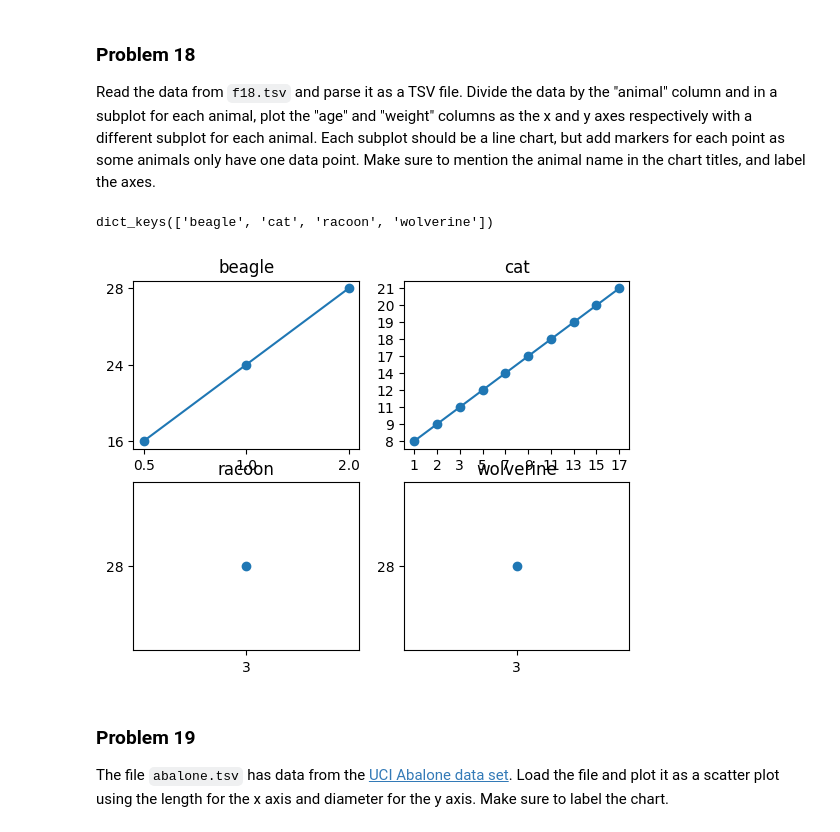
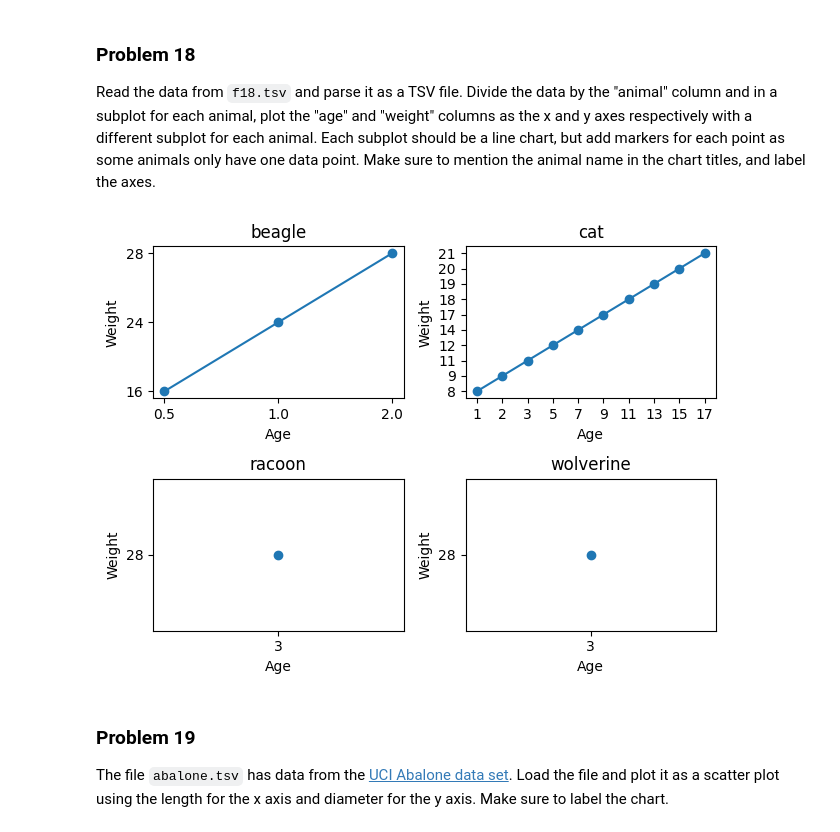
Before and after one commit to jchen8001/dx602-homework-05, a Jupyter notebook: homework.ipynb, the cells around one changed output. Saved outputs shown, nothing was run; the diff lists cells and outputs as text; code cells hidden in the pictures.

```diff
--- a/homework.ipynb
+++ b/homework.ipynb
@@ -485,35 +496,37 @@ def read_tsv_dictionaries_and_plot(filename):
             line = parse_line(line)
             animal_name = line[0]
             animal_age = line[1]
             animal_weight = line[2]
 
             if (animal_name in animal_dict.keys()):
                 animal_dict[animal_name].append((animal_age, animal_weight))
             else:
                 animal_dict[animal_name] = [(animal_age, animal_weight)]
 
     for i in range(len(animal_dict.keys())):
         this_animal = list(animal_dict.keys())[i]
         all_ages = []
         all_weights = []
 
         for val in animal_dict[this_animal]:
             this_age = val[0]
             this_weight = val[1]
 
             all_ages.append(this_age)
             all_weights.append(this_weight)
 
         plt.subplot(2, 2, i+1)
         plt.plot(all_ages, all_weights, marker='o')
         plt.title(this_animal)
+        plt.xlabel("Age")
+        plt.ylabel("Weight")
+        plt.tight_layout()
 
 
 
 read_tsv_dictionaries_and_plot("f18.tsv")
 # %% [output]
-dict_keys(['beagle', 'cat', 'racoon', 'wolverine'])
-[figure, old version]
+[figure, new version]
 # %% [markdown]
 ### Problem 19
 
```
Also changed, not shown: parts of 5 cells of this notebook.
